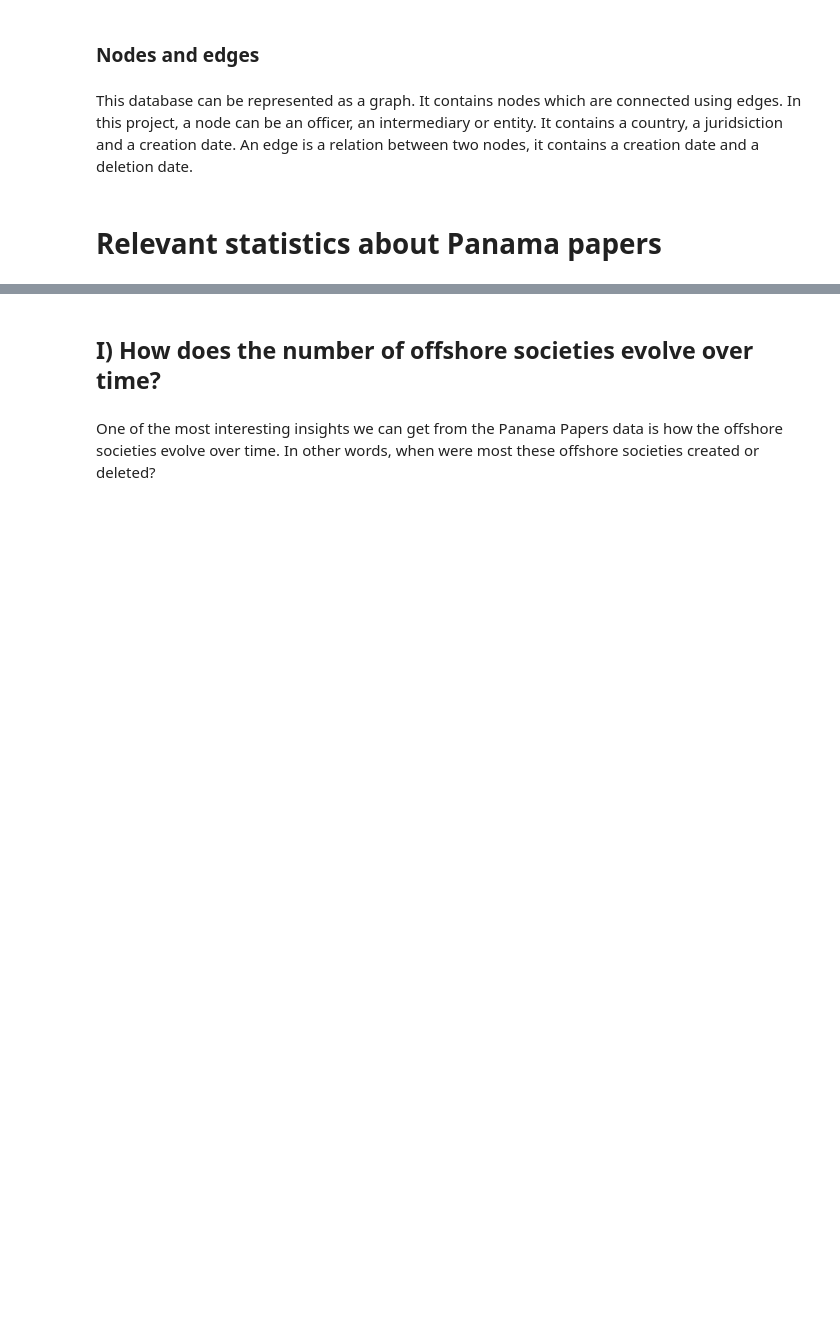
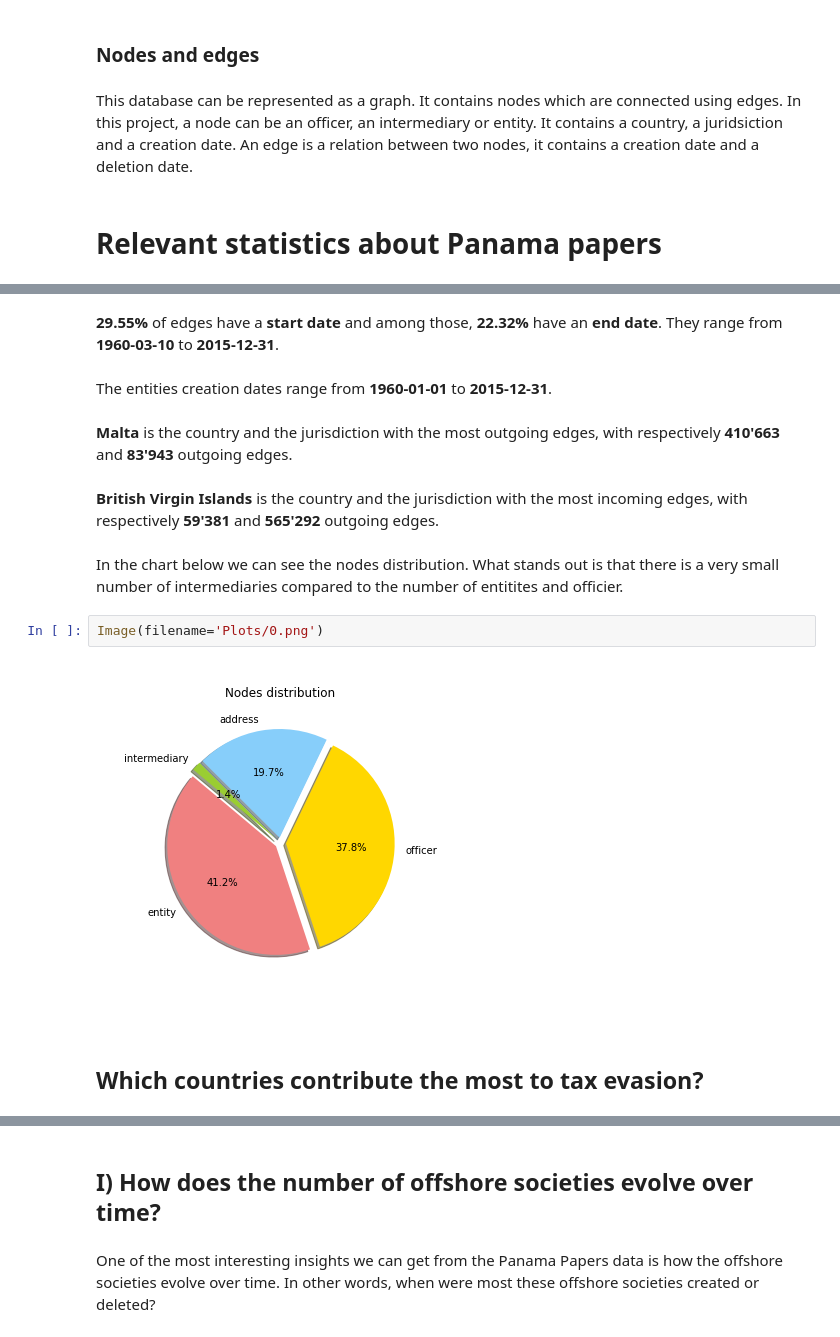
Before and after one commit to yymartin/ADA_Project_Cobra, a Jupyter notebook: index.ipynb, the cells around one changed output, grey strips where cells are left out. Cells and saved outputs as stored; diff of their text form; blank space fills up the shorter version.

```diff
--- a/index.ipynb
+++ b/index.ipynb
@@ -38,0 +35,16 @@ Aliquam convallis sollicitudin purus. Praesent aliquam, enim at fermentum mollis
+# %% [markdown]
+**29.55%** of edges have a **start date** and among those, **22.32%** have an **end date**. They range from **1960-03-10** to **2015-12-31**.
+# %% [markdown]
+The entities creation dates range from **1960-01-01** to **2015-12-31**.
+# %% [markdown]
+**Malta** is the country and the jurisdiction with the most outgoing edges, with respectively **410'663** and **83'943** outgoing edges.
+# %% [markdown]
+**British Virgin Islands** is the country and the jurisdiction with the most incoming edges, with respectively **59'381** and **565'292** outgoing edges.
+# %% [markdown]
+In the chart below we can see the nodes distribution. What stands out is that there is a very small number of intermediaries compared to the number of entitites and officier.
+# %%
+Image(filename='Plots/0.png')
+# %% [output]
+[figure, added]
+# %% [markdown]
+## Which countries contribute the most to tax evasion?
```
Also changed, not shown: parts of 21 cells of this notebook, 1 other file.
